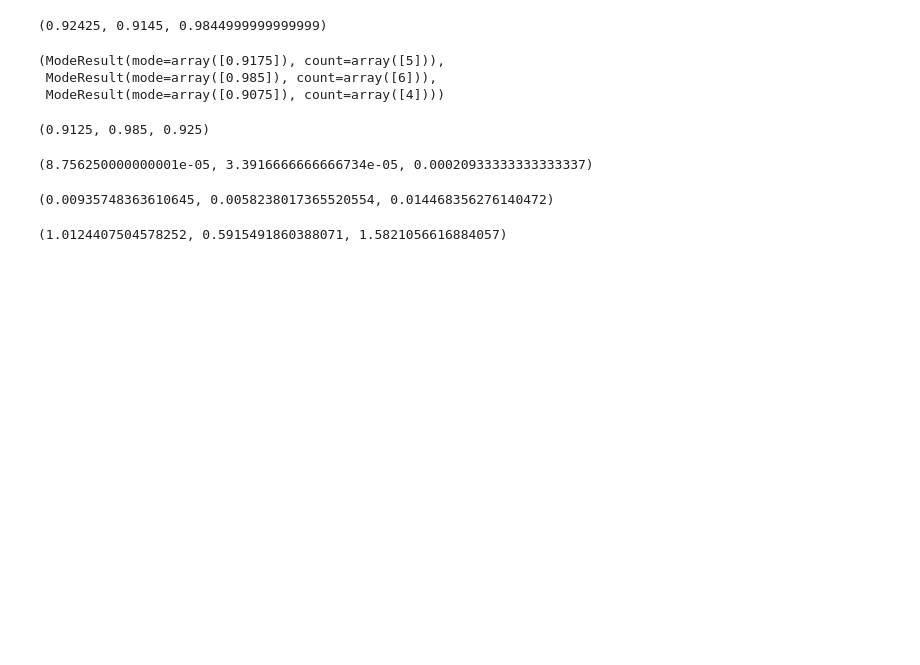
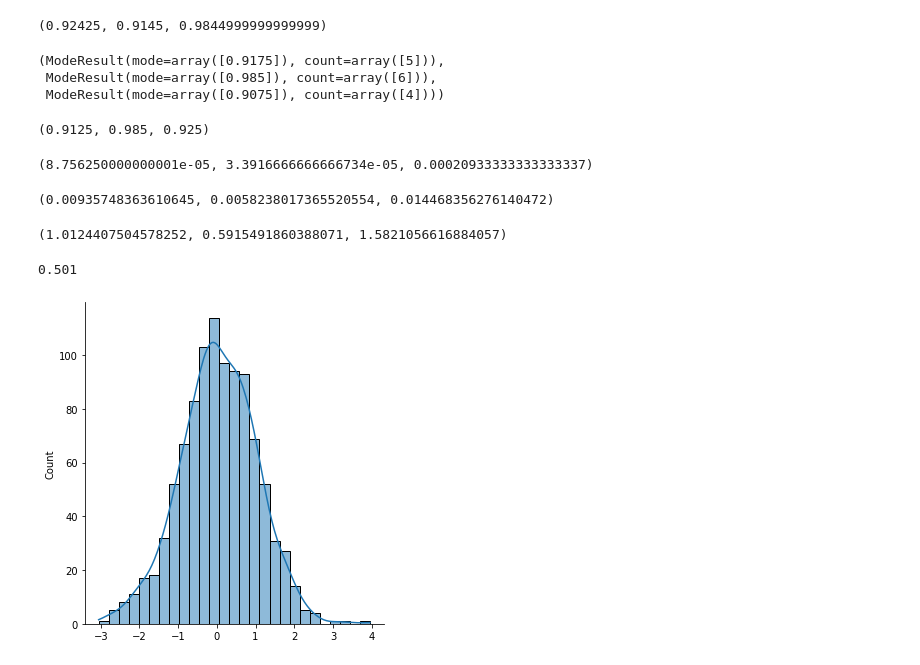
Before and after one commit to AndreyCesarVilacha/Statistic-PY, a Jupyter notebook: Fundamentals.ipynb, the cells around one changed output. Drawn from its saved outputs; the diff is of its cells as text; code cells hidden in the pictures; blank space fills up the shorter version.

Commit message:
Normal distribution

```diff
--- a/Fundamentals.ipynb
+++ b/Fundamentals.ipynb
@@ -850,3 +850,30 @@ np.std(result_naive_bayes),np.std(result_forest),np.std(result_logistic),
 scipy.stats.variation(result_naive_bayes) * 100, scipy.stats.variation(result_forest) * 100, scipy.stats.variation(result_logistic) * 100
 # %% [output]
 (1.0124407504578252, 0.5915491860388071, 1.5821056616884057)
+# %%
+#Normal distribution
+import numpy as np
+import seaborn as sns
+import pandas as pd
+from scipy import stats
+
+#Gaussian distribution
+normal_data = stats.norm.rvs(size = 1000, random_state = 1)
+min(normal_data), max(normal_data)
+
+sns.displot(normal_data, kind="hist", kde=True)
+
+#Exploring the data
+normal_data.mean(), np.median(normal_data), stats.mode(normal_data), np.var(normal_data), np.std(normal_data)
+
+#Counting the right side of normal distribution
+np.sum(((normal_data >= 0.9810041339322116) & ( normal_data <= 0.9810041339322116 +1))) #148
+
+#Counting the left side of normal distribution
+np.sum(((normal_data <= 0.9810041339322116) & (normal_data >= 0.9810041339322116 - 1))) #353
+
+#Finding if we have the middle of normal distribution
+(148 + 353) / 1000 # 0.501
+# %% [output]
+0.501
+[figure, added]
```
